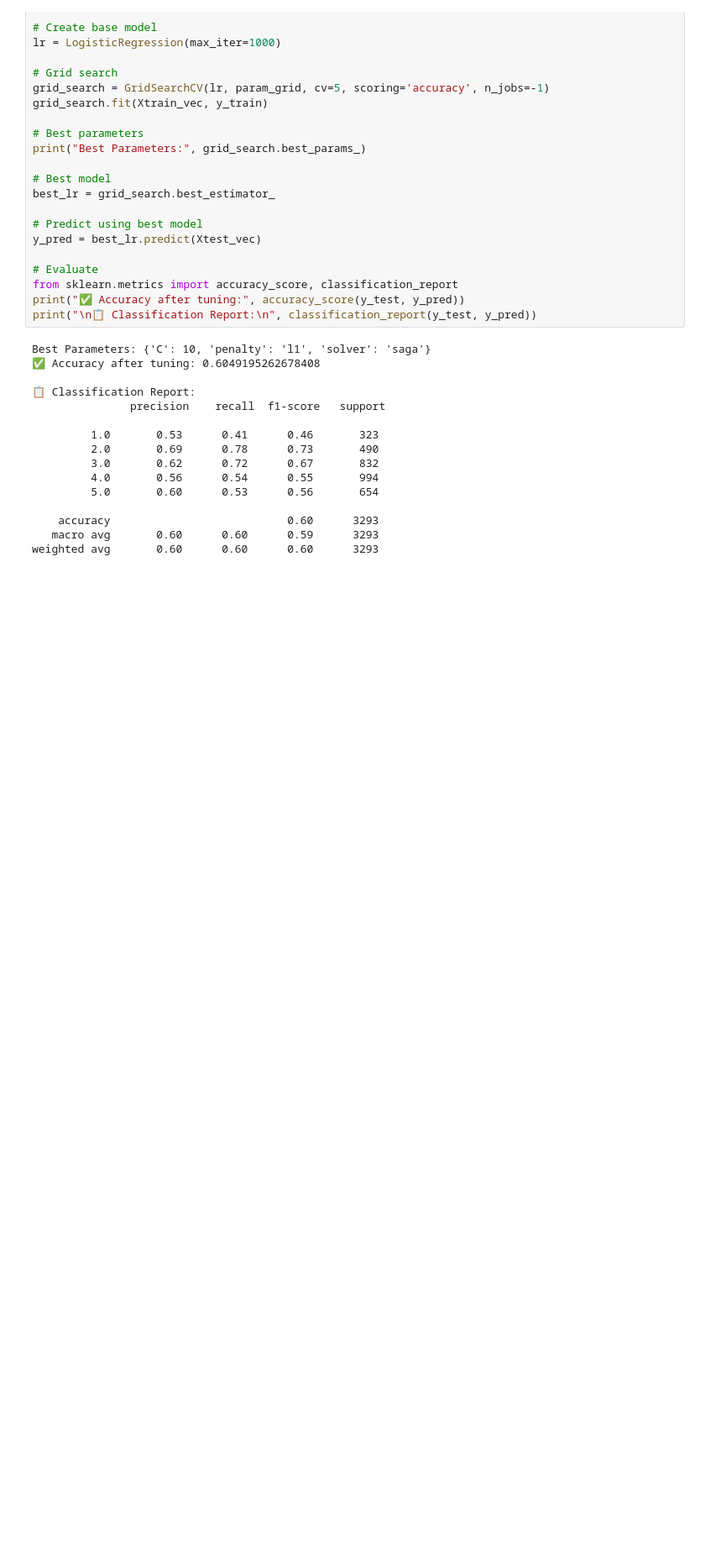
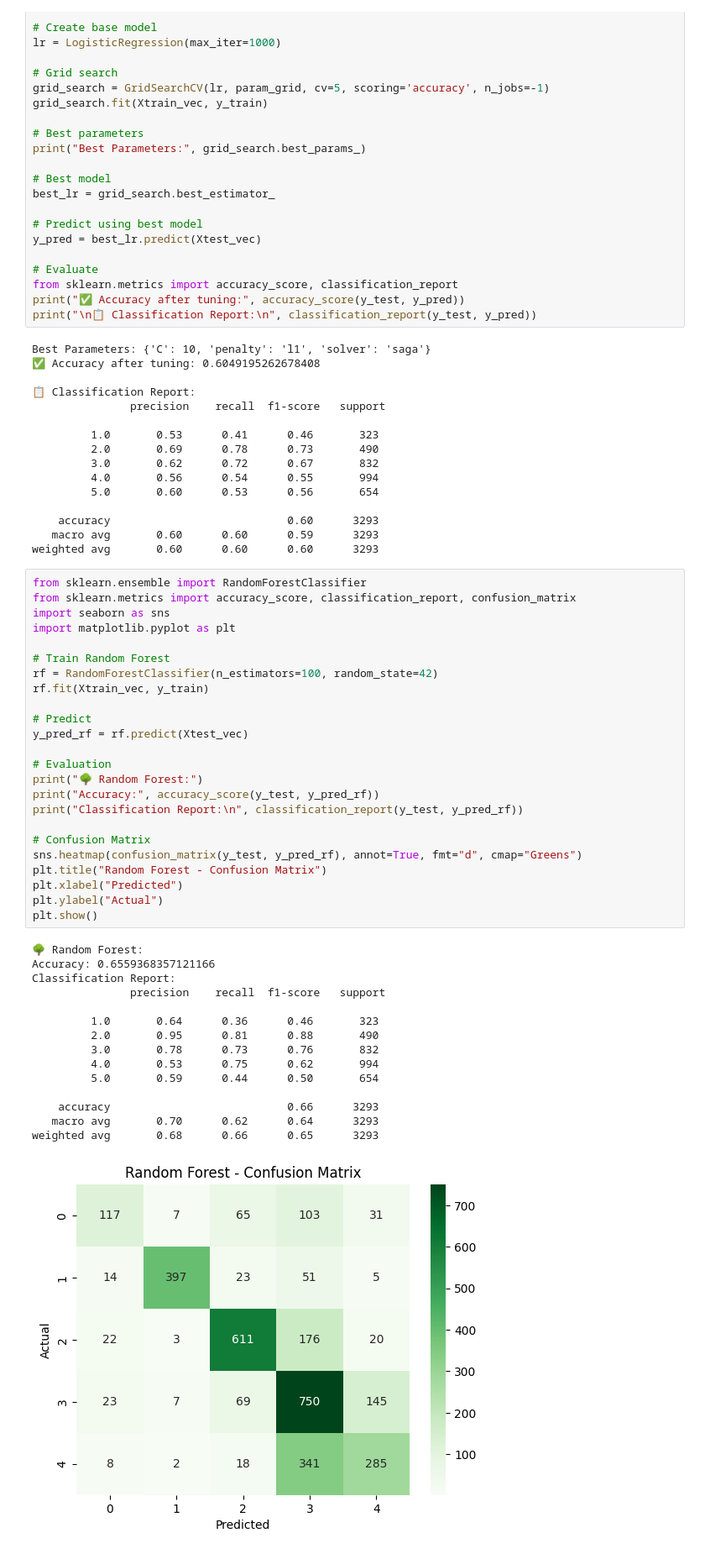
Before and after one commit to rajasak/Automated-Review-Rating-System, a Jupyter notebook: notebooks/imbalanced_train.ipynb, the cells around one changed output. Shown: that part at 84% size. Saved outputs shown, nothing was run; the diff lists cells and outputs as text; blank space fills up the shorter version.

```diff
--- a/notebooks/imbalanced_train.ipynb
+++ b/notebooks/imbalanced_train.ipynb
@@ -244,3 +244,43 @@ Best Parameters: {'C': 10, 'penalty': 'l1', 'solver': 'saga'}
     accuracy                           0.60      3293
    macro avg       0.60      0.60      0.59      3293
 weighted avg       0.60      0.60      0.60      3293
+# %%
+from sklearn.ensemble import RandomForestClassifier
+from sklearn.metrics import accuracy_score, classification_report, confusion_matrix
+import seaborn as sns
+import matplotlib.pyplot as plt
+
+# Train Random Forest
+rf = RandomForestClassifier(n_estimators=100, random_state=42)
+rf.fit(Xtrain_vec, y_train)
+
+# Predict
+y_pred_rf = rf.predict(Xtest_vec)
+
+# Evaluation
+print("🌳 Random Forest:")
+print("Accuracy:", accuracy_score(y_test, y_pred_rf))
+print("Classification Report:\n", classification_report(y_test, y_pred_rf))
+
+# Confusion Matrix
+sns.heatmap(confusion_matrix(y_test, y_pred_rf), annot=True, fmt="d", cmap="Greens")
+plt.title("Random Forest - Confusion Matrix")
+plt.xlabel("Predicted")
+plt.ylabel("Actual")
+plt.show()
+# %% [output]
+🌳 Random Forest:
+Accuracy: 0.6559368357121166
+Classification Report:
+               precision    recall  f1-score   support
+
+         1.0       0.64      0.36      0.46       323
+         2.0       0.95      0.81      0.88       490
+         3.0       0.78      0.73      0.76       832
+         4.0       0.53      0.75      0.62       994
+         5.0       0.59      0.44      0.50       654
+
+    accuracy                           0.66      3293
+   macro avg       0.70      0.62      0.64      3293
+weighted avg       0.68      0.66      0.65      3293
+[figure, added]
```
Also changed, not shown: parts of 2 cells of this notebook.
